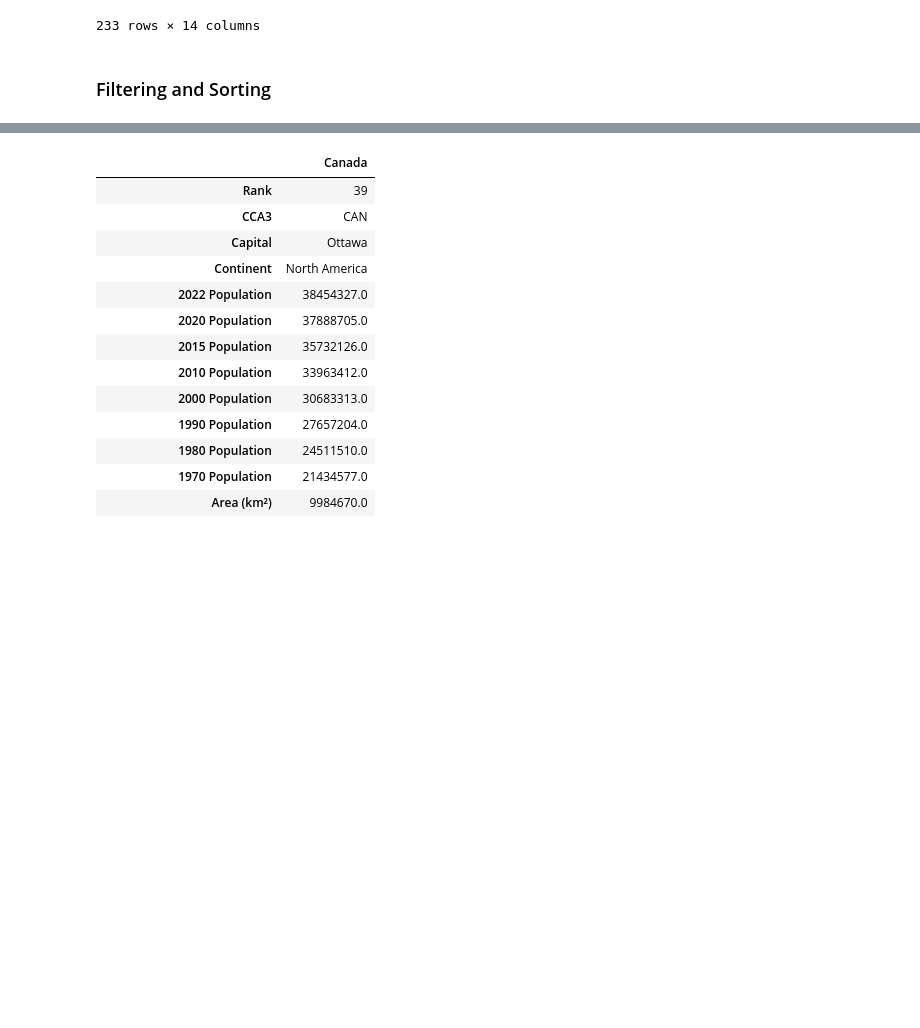
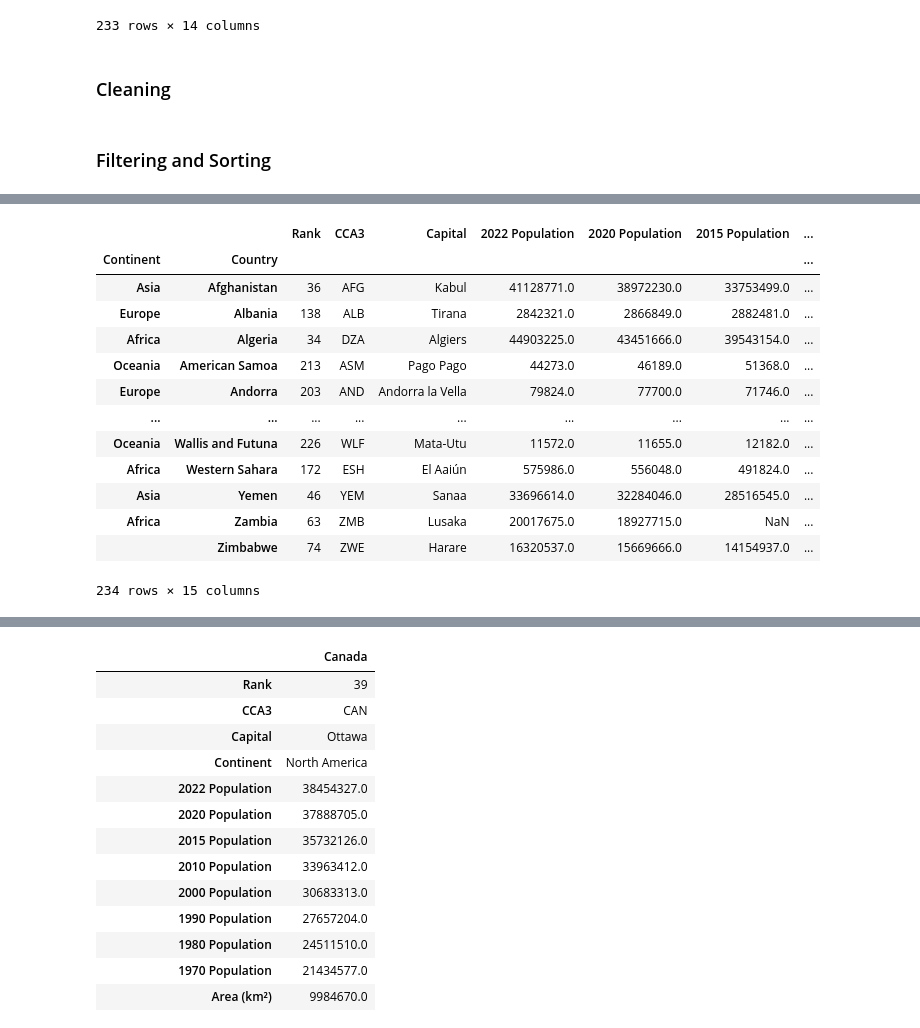
Before and after one commit to sangjunlim-dev/ml-practicals, a Jupyter notebook: pandas_essentials.ipynb, the cells around one changed output, grey strips where cells are left out. Saved outputs shown, nothing was run; the diff lists cells and outputs as text; code cells hidden in the pictures; blank space fills up the shorter version.

```diff
--- a/pandas_essentials.ipynb
+++ b/pandas_essentials.ipynb
@@ -58,3 +65,5 @@ df5
 | ZMB | 63 | Zambia | 20017675.0 | 18927715.0 | NaN | 13792086.0 | 9891136.0 | ... |
 | ZWE | 74 | Zimbabwe | 16320537.0 | 15669666.0 | 14154937.0 | 12839771.0 | 11834676.0 | ... |
 233 rows × 14 columns
+# %% [markdown]
+### Cleaning
@@ -89,12 +100,29 @@ df[df['CCA3'].str.contains('C')]
 # %%
 # Can directly set the index when reading in data using index_col
 df2 = df.set_index('Country')
 
 # Reset index
 # df2.reset_index(inplace=True)
 
 # Set multiple index
 df3 = df.set_index(['Continent', 'Country'])
+
+df3
+# %% [output]
+|  |  | Rank | CCA3 | Capital | 2022 Population | 2020 Population | 2015 Population | ... |
+| Continent | Country |  |  |  |  |  |  | ... |
+| Asia | Afghanistan | 36 | AFG | Kabul | 41128771.0 | 38972230.0 | 33753499.0 | ... |
+| Europe | Albania | 138 | ALB | Tirana | 2842321.0 | 2866849.0 | 2882481.0 | ... |
+| Africa | Algeria | 34 | DZA | Algiers | 44903225.0 | 43451666.0 | 39543154.0 | ... |
+| Oceania | American Samoa | 213 | ASM | Pago Pago | 44273.0 | 46189.0 | 51368.0 | ... |
+| Europe | Andorra | 203 | AND | Andorra la Vella | 79824.0 | 77700.0 | 71746.0 | ... |
+| ... | ... | ... | ... | ... | ... | ... | ... | ... |
+| Oceania | Wallis and Futuna | 226 | WLF | Mata-Utu | 11572.0 | 11655.0 | 12182.0 | ... |
+| Africa | Western Sahara | 172 | ESH | El Aaiún | 575986.0 | 556048.0 | 491824.0 | ... |
+| Asia | Yemen | 46 | YEM | Sanaa | 33696614.0 | 32284046.0 | 28516545.0 | ... |
+| Africa | Zambia | 63 | ZMB | Lusaka | 20017675.0 | 18927715.0 | NaN | ... |
+|  | Zimbabwe | 74 | ZWE | Harare | 16320537.0 | 15669666.0 | 14154937.0 | ... |
+234 rows × 15 columns
 # %%
 # Filter based on column (default)
 df2.filter(['Rank', 'CCA3'], axis=1)
```
Also changed, not shown: parts of 9 cells of this notebook.
